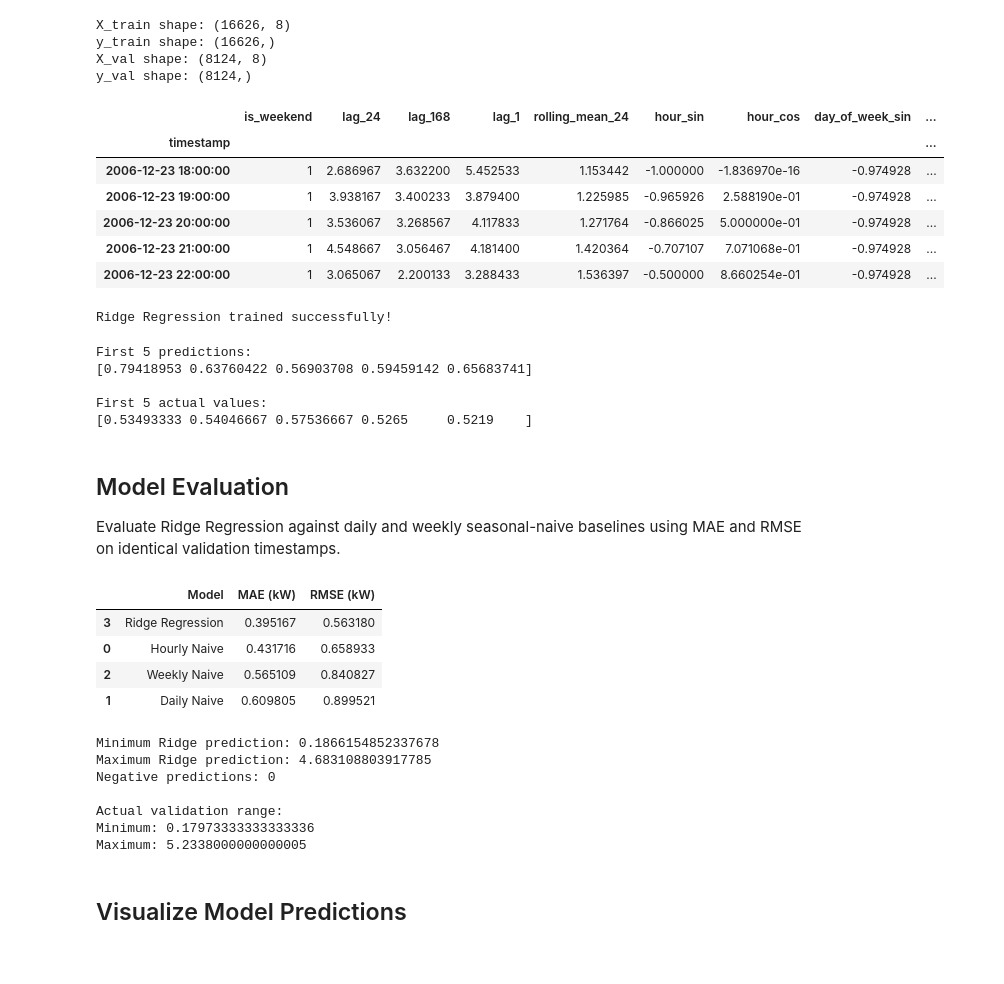
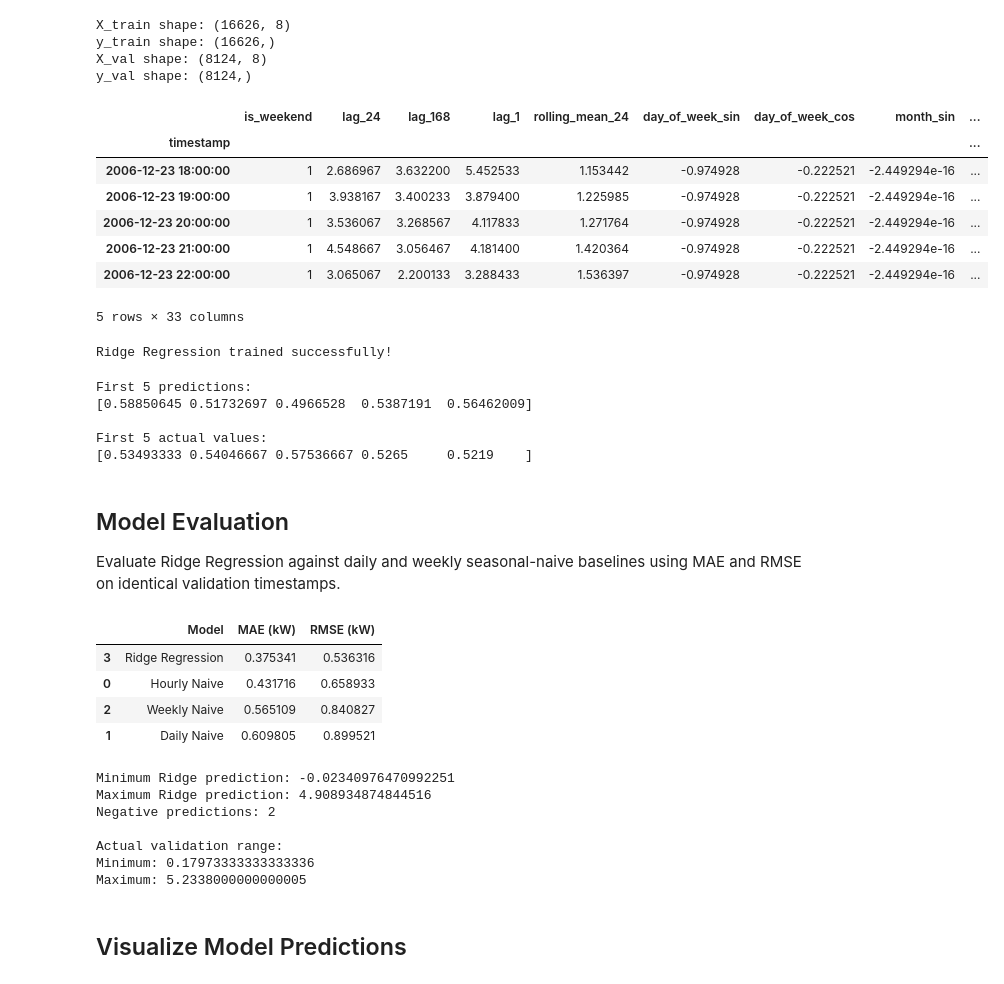
Before and after one commit to akeight/gridpulse, a Jupyter notebook: notebooks/ridge_regression.ipynb, the cells around one changed output. Drawn from its saved outputs; the diff is of its cells as text; code cells hidden in the pictures.

```diff
--- a/notebooks/ridge_regression.ipynb
+++ b/notebooks/ridge_regression.ipynb
@@ -89,42 +89,40 @@ y_val shape: (8124,)
 # %%
 def encode_calendar(X):
     X = X.copy()
 
+    # Cyclical encoding for day of week and month
     for col, period in [
-        ("hour", 24),
         ("day_of_week", 7),
         ("month", 12),
     ]:
         angle = 2 * np.pi * X[col] / period
 
         X[f"{col}_sin"] = np.sin(angle)
         X[f"{col}_cos"] = np.cos(angle)
 
-    # Weekday/weekend interaction features
-    X["hour_sin_weekend"] = (
-        X["hour_sin"] * X["is_weekend"]
-    )
-
-    X["hour_cos_weekend"] = (
-        X["hour_cos"] * X["is_weekend"]
-    )
+    # One-hot encoding for hour of day
+    for hour in range(24):
+        X[f"hour_{hour}"] = (
+            X["hour"] == hour
+        ).astype(int)
 
     return X.drop(
         columns=["hour", "day_of_week", "month"]
     )
 
 X_train_encoded = encode_calendar(X_train)
 X_val_encoded = encode_calendar(X_val)
 
 X_train_encoded.head()
 # %% [output]
-|  | is_weekend | lag_24 | lag_168 | lag_1 | rolling_mean_24 | hour_sin | hour_cos | day_of_week_sin | ... |
+|  | is_weekend | lag_24 | lag_168 | lag_1 | rolling_mean_24 | day_of_week_sin | day_of_week_cos | month_sin | ... |
 | timestamp |  |  |  |  |  |  |  |  | ... |
-| 2006-12-23 18:00:00 | 1 | 2.686967 | 3.632200 | 5.452533 | 1.153442 | -1.000000 | -1.836970e-16 | -0.974928 | ... |
-| 2006-12-23 19:00:00 | 1 | 3.938167 | 3.400233 | 3.879400 | 1.225985 | -0.965926 | 2.588190e-01 | -0.974928 | ... |
-| 2006-12-23 20:00:00 | 1 | 3.536067 | 3.268567 | 4.117833 | 1.271764 | -0.866025 | 5.000000e-01 | -0.974928 | ... |
-| 2006-12-23 21:00:00 | 1 | 4.548667 | 3.056467 | 4.181400 | 1.420364 | -0.707107 | 7.071068e-01 | -0.974928 | ... |
-| 2006-12-23 22:00:00 | 1 | 3.065067 | 2.200133 | 3.288433 | 1.536397 | -0.500000 | 8.660254e-01 | -0.974928 | ... |
+| 2006-12-23 18:00:00 | 1 | 2.686967 | 3.632200 | 5.452533 | 1.153442 | -0.974928 | -0.222521 | -2.449294e-16 | ... |
+| 2006-12-23 19:00:00 | 1 | 3.938167 | 3.400233 | 3.879400 | 1.225985 | -0.974928 | -0.222521 | -2.449294e-16 | ... |
+| 2006-12-23 20:00:00 | 1 | 3.536067 | 3.268567 | 4.117833 | 1.271764 | -0.974928 | -0.222521 | -2.449294e-16 | ... |
+| 2006-12-23 21:00:00 | 1 | 4.548667 | 3.056467 | 4.181400 | 1.420364 | -0.974928 | -0.222521 | -2.449294e-16 | ... |
+| 2006-12-23 22:00:00 | 1 | 3.065067 | 2.200133 | 3.288433 | 1.536397 | -0.974928 | -0.222521 | -2.449294e-16 | ... |
+5 rows × 33 columns
 # %%
 from sklearn.pipeline import Pipeline
 from sklearn.preprocessing import StandardScaler
@@ -152,7 +150,7 @@ print("\nFirst 5 actual values:")
 print(y_val.iloc[:5].values)
 # %% [output]
 First 5 predictions:
-[0.79418953 0.63760422 0.56903708 0.59459142 0.65683741]
+[0.58850645 0.51732697 0.4966528  0.5387191  0.56462009]
 
 First 5 actual values:
 [0.53493333 0.54046667 0.57536667 0.5265     0.5219    ]
@@ -203,7 +201,7 @@ results_df = pd.DataFrame(results)
 results_df.sort_values("MAE (kW)")
 # %% [output]
 |  | Model | MAE (kW) | RMSE (kW) |
-| 3 | Ridge Regression | 0.395167 | 0.563180 |
+| 3 | Ridge Regression | 0.375341 | 0.536316 |
 | 0 | Hourly Naive | 0.431716 | 0.658933 |
 | 2 | Weekly Naive | 0.565109 | 0.840827 |
 | 1 | Daily Naive | 0.609805 | 0.899521 |
@@ -216,9 +214,9 @@ print("\nActual validation range:")
 print("Minimum:", y_val.min())
 print("Maximum:", y_val.max())
 # %% [output]
-Minimum Ridge prediction: 0.1866154852337678
-Maximum Ridge prediction: 4.683108803917785
-Negative predictions: 0
+Minimum Ridge prediction: -0.02340976470992251
+Maximum Ridge prediction: 4.908934874844516
+Negative predictions: 2
 
 Actual validation range:
 Minimum: 0.17973333333333336
```
Also changed, not shown: parts of 10 cells of this notebook.
